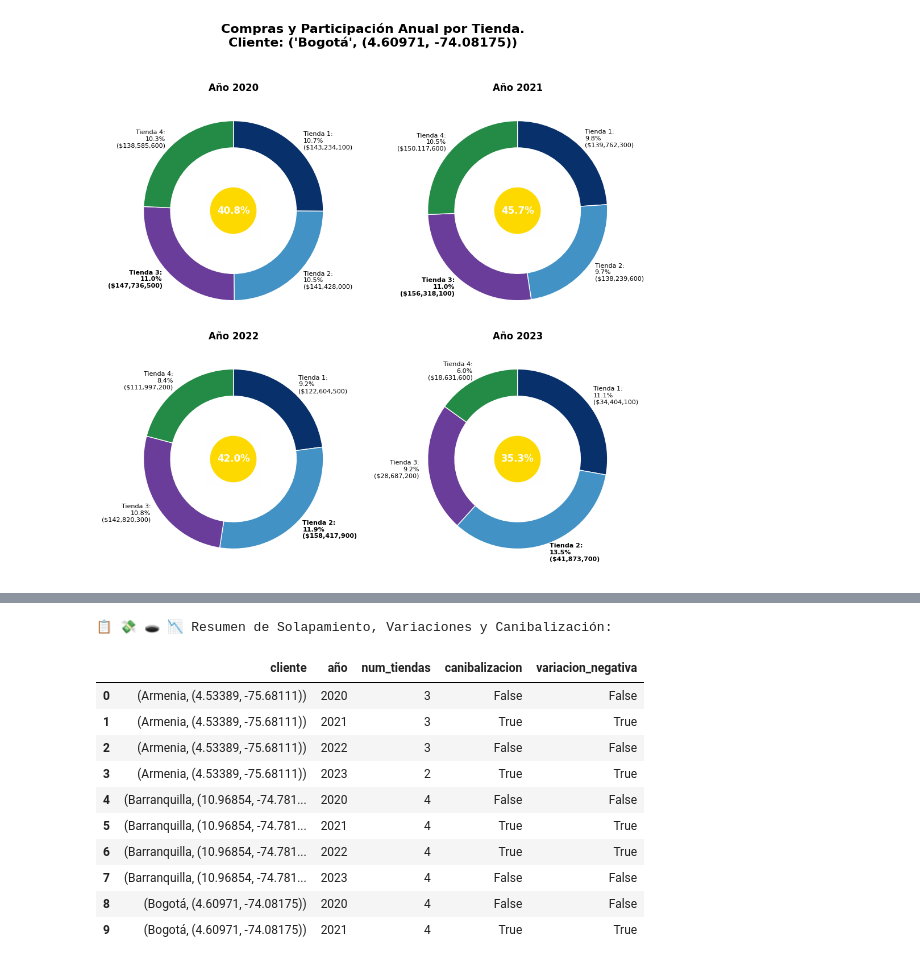
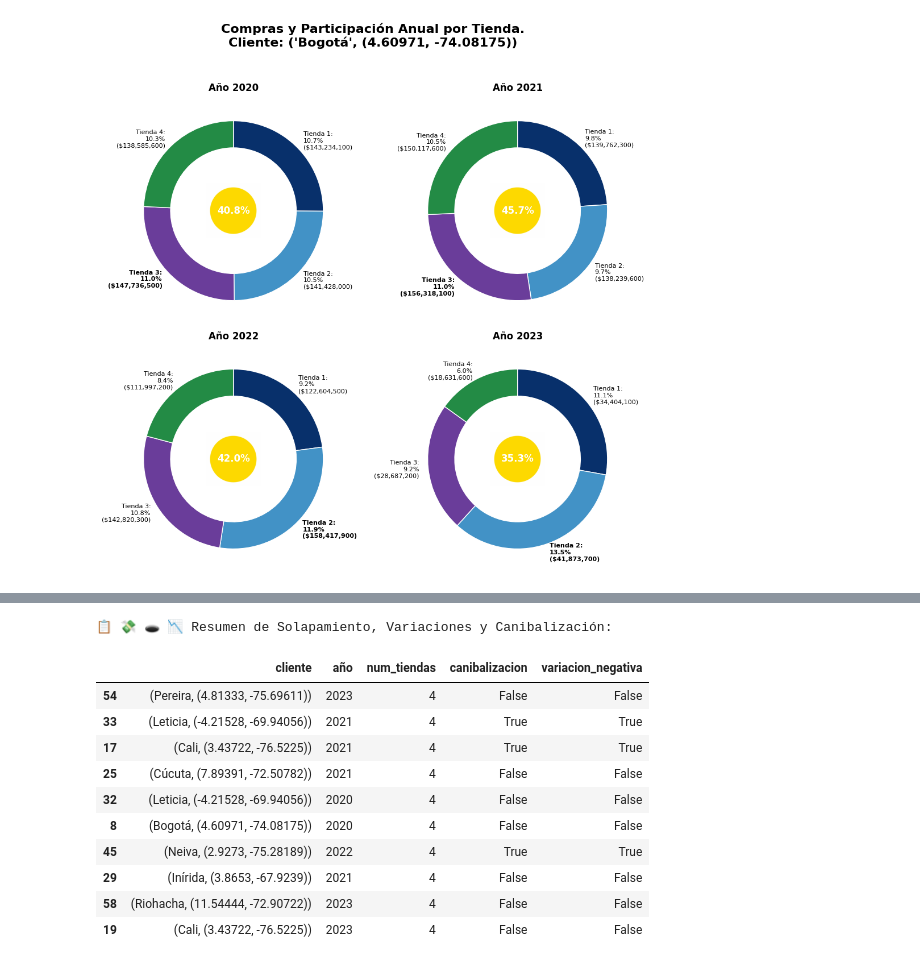
Before and after one commit to EuniceGarcia503/Challenge1_AluraStore, a Jupyter notebook: AluraStoreLatam.ipynb, the cells around one changed output, grey strips where cells are left out. Cells and saved outputs as stored; diff of their text form; code cells hidden in the pictures.

```diff
--- a/AluraStoreLatam.ipynb
+++ b/AluraStoreLatam.ipynb
@@ -1763,41 +1754,41 @@ variaciones = pivot.groupby(level=0).diff().reset_index()
 # Identificar posible canibalización:
 # una tienda baja mientras otra sube, para el mismo cliente y año
 def detecta_canibalizacion(row):
     valores = row[2:]  # solo las tiendas
     caidas = valores[valores < 0].sum()
     subidas = valores[valores > 0].sum()
     if caidas < 0 and subidas > 0:
         return True
     return False
 
 variaciones['canibalizacion'] = variaciones.apply(detecta_canibalizacion, axis=1)
 
 # Seleccionamos sólo lo relevante: cliente, año y canibalización
 canibalizacion = variaciones[['cliente', 'año', 'canibalizacion']]
 
 # --- Juntar resultados ---
 # Unir solapamiento + canibalización
 resumen = solapamiento.merge(canibalizacion, on=['cliente', 'año'], how='left')
 
 # También podemos agregar una bandera de variación negativa total
 resumen['variacion_negativa'] = resumen['canibalizacion']  # opcionalmente puedes añadir más lógica
 
 # Ordenar para visualización
 resumen.sort_values(by=['cliente', 'año'], inplace=True)
 
 # --- Visualización preliminar ---
 print("\n📋 💸 🕳️ 📉 Resumen de Solapamiento, Variaciones y Canibalización:\n")
-display(resumen.head(10))  # muestra las primeras filas
+display(resumen.sample(10))  # muestra las primeras filas
 # %% [output]
 📋 💸 🕳️ 📉 Resumen de Solapamiento, Variaciones y Canibalización:
 |  | cliente | año | num_tiendas | canibalizacion | variacion_negativa |
-| 0 | (Armenia, (4.53389, -75.68111)) | 2020 | 3 | False | False |
-| 1 | (Armenia, (4.53389, -75.68111)) | 2021 | 3 | True | True |
-| 2 | (Armenia, (4.53389, -75.68111)) | 2022 | 3 | False | False |
-| 3 | (Armenia, (4.53389, -75.68111)) | 2023 | 2 | True | True |
-| 4 | (Barranquilla, (10.96854, -74.781... | 2020 | 4 | False | False |
-| 5 | (Barranquilla, (10.96854, -74.781... | 2021 | 4 | True | True |
-| 6 | (Barranquilla, (10.96854, -74.781... | 2022 | 4 | True | True |
-| 7 | (Barranquilla, (10.96854, -74.781... | 2023 | 4 | False | False |
+| 54 | (Pereira, (4.81333, -75.69611)) | 2023 | 4 | False | False |
+| 33 | (Leticia, (-4.21528, -69.94056)) | 2021 | 4 | True | True |
+| 17 | (Cali, (3.43722, -76.5225)) | 2021 | 4 | True | True |
+| 25 | (Cúcuta, (7.89391, -72.50782)) | 2021 | 4 | False | False |
+| 32 | (Leticia, (-4.21528, -69.94056)) | 2020 | 4 | False | False |
 | 8 | (Bogotá, (4.60971, -74.08175)) | 2020 | 4 | False | False |
-| 9 | (Bogotá, (4.60971, -74.08175)) | 2021 | 4 | True | True |
+| 45 | (Neiva, (2.9273, -75.28189)) | 2022 | 4 | True | True |
+| 29 | (Inírida, (3.8653, -67.9239)) | 2021 | 4 | False | False |
+| 58 | (Riohacha, (11.54444, -72.90722)) | 2023 | 4 | False | False |
+| 19 | (Cali, (3.43722, -76.5225)) | 2023 | 4 | False | False |
```
Also changed, not shown: parts of 6 cells of this notebook.
